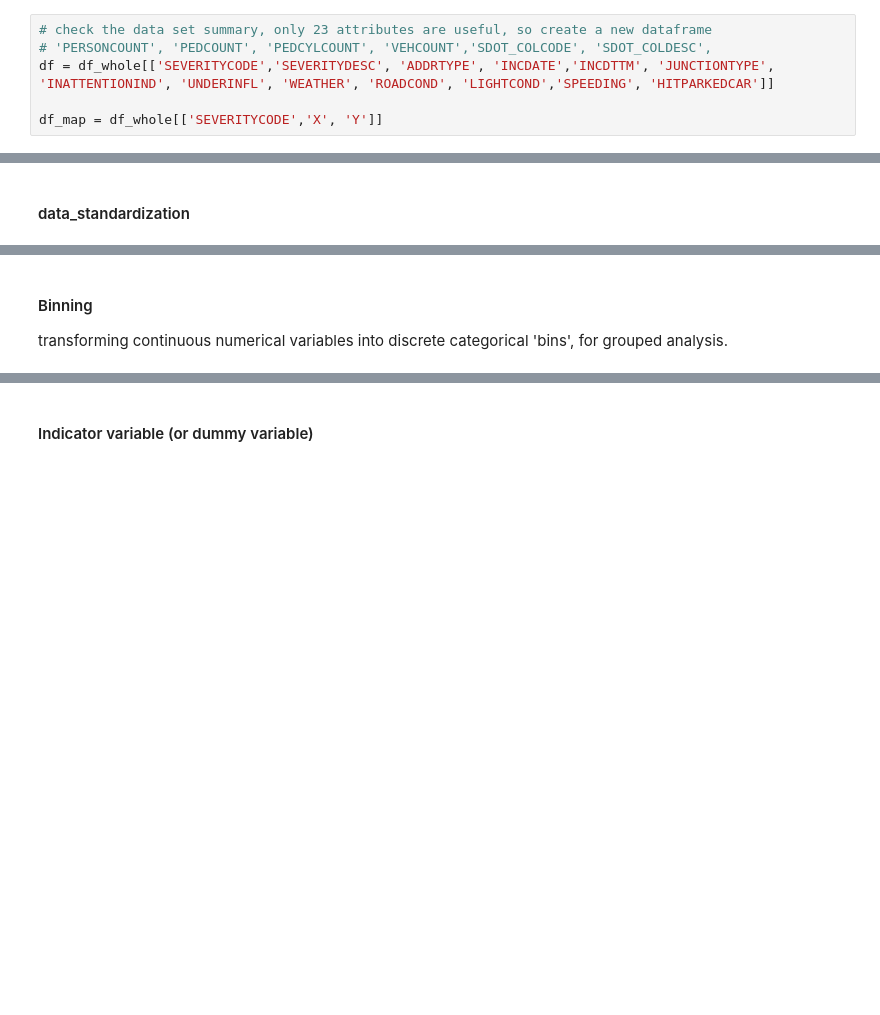
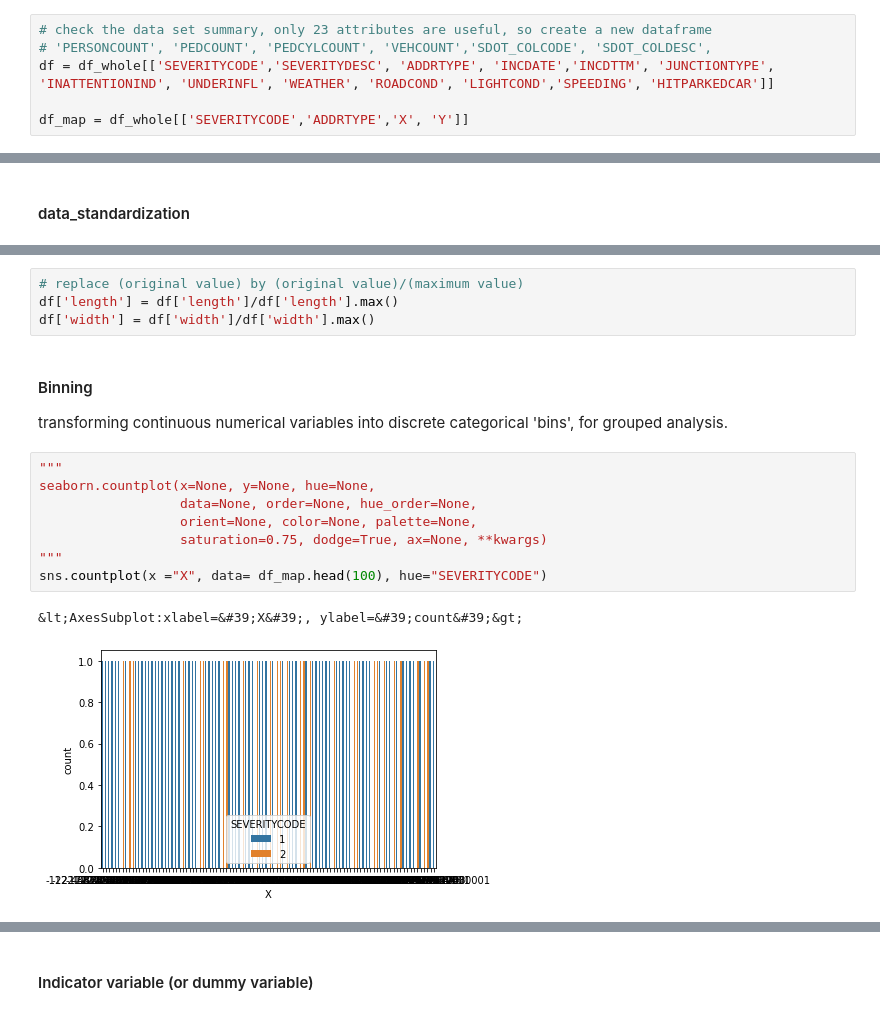
Before and after one commit to eliuqiong/Coursera_Capstone, a Jupyter notebook: Final-Project_Car_accident_severity_Qiong Liu.ipynb, the cells around one changed output, grey strips where cells are left out. Cells and saved outputs as stored; diff of their text form; blank space fills up the shorter version.

```diff
--- a/Final-Project_Car_accident_severity_Qiong Liu.ipynb
+++ b/Final-Project_Car_accident_severity_Qiong Liu.ipynb
@@ -18,7 +20,7 @@ df_whole.columns
 # 'PERSONCOUNT', 'PEDCOUNT', 'PEDCYLCOUNT', 'VEHCOUNT','SDOT_COLCODE', 'SDOT_COLDESC',
 df = df_whole[['SEVERITYCODE','SEVERITYDESC', 'ADDRTYPE', 'INCDATE','INCDTTM', 'JUNCTIONTYPE', 'INATTENTIONIND', 'UNDERINFL', 'WEATHER', 'ROADCOND', 'LIGHTCOND','SPEEDING', 'HITPARKEDCAR']]
 
-df_map = df_whole[['SEVERITYCODE','X', 'Y']]
+df_map = df_whole[['SEVERITYCODE','ADDRTYPE','X', 'Y']]
 # %%
 df.shape
 # %%
@@ -136,4 +243,19 @@ df.head(5)
+# %%
+# replace (original value) by (original value)/(maximum value)
+df['length'] = df['length']/df['length'].max()
+df['width'] = df['width']/df['width'].max()
 # %% [markdown]
 #### Binning
 
 transforming continuous numerical variables into discrete categorical 'bins', for grouped analysis.
+# %%
+"""
+seaborn.countplot(x=None, y=None, hue=None,
+                  data=None, order=None, hue_order=None,
+                  orient=None, color=None, palette=None,
+                  saturation=0.75, dodge=True, ax=None, **kwargs)
+"""
+sns.countplot(x ="X", data= df_map.head(100), hue="SEVERITYCODE")
+# %% [output]
+&lt;AxesSubplot:xlabel=&#39;X&#39;, ylabel=&#39;count&#39;&gt;
+[figure, added]
```
Also changed, not shown: parts of 74 cells of this notebook.
